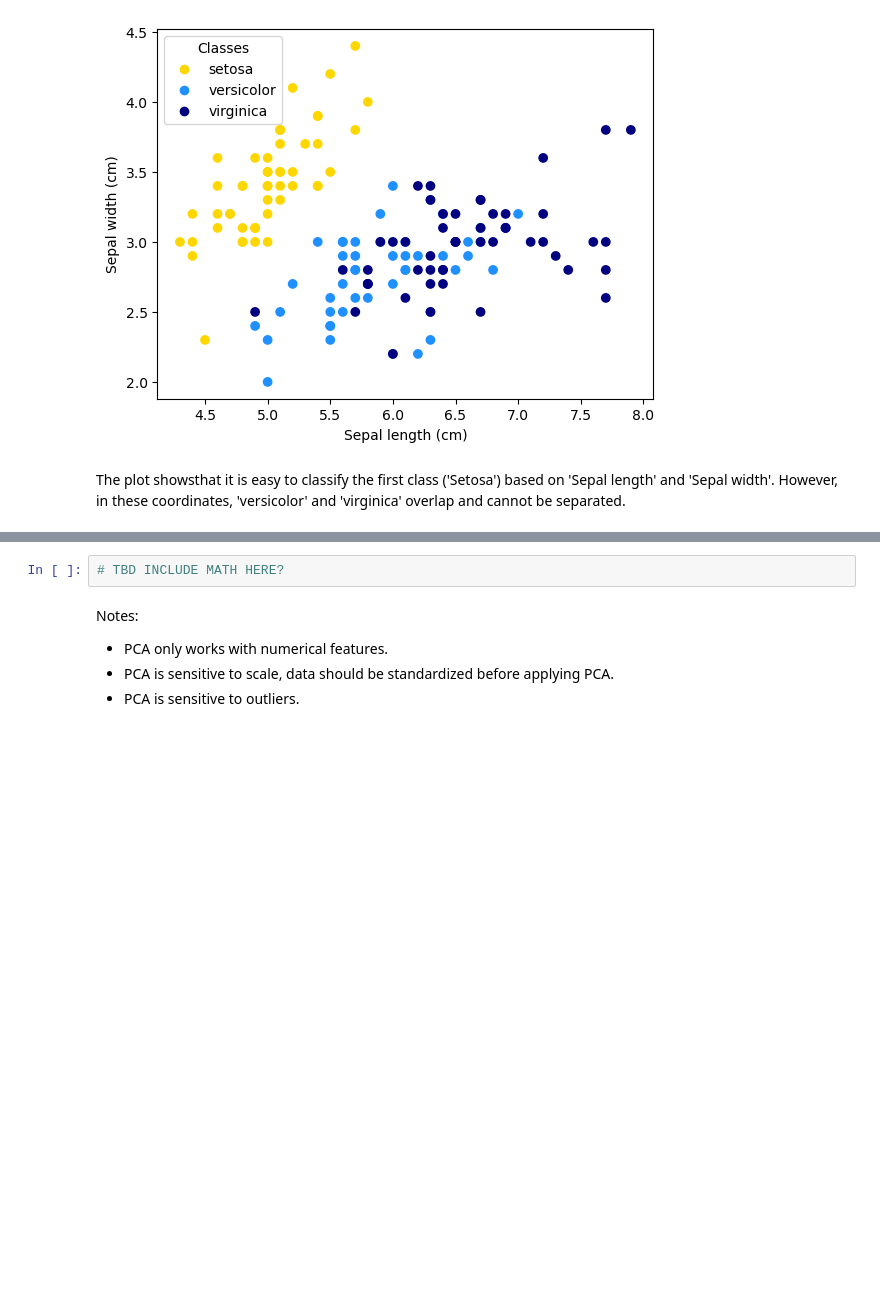
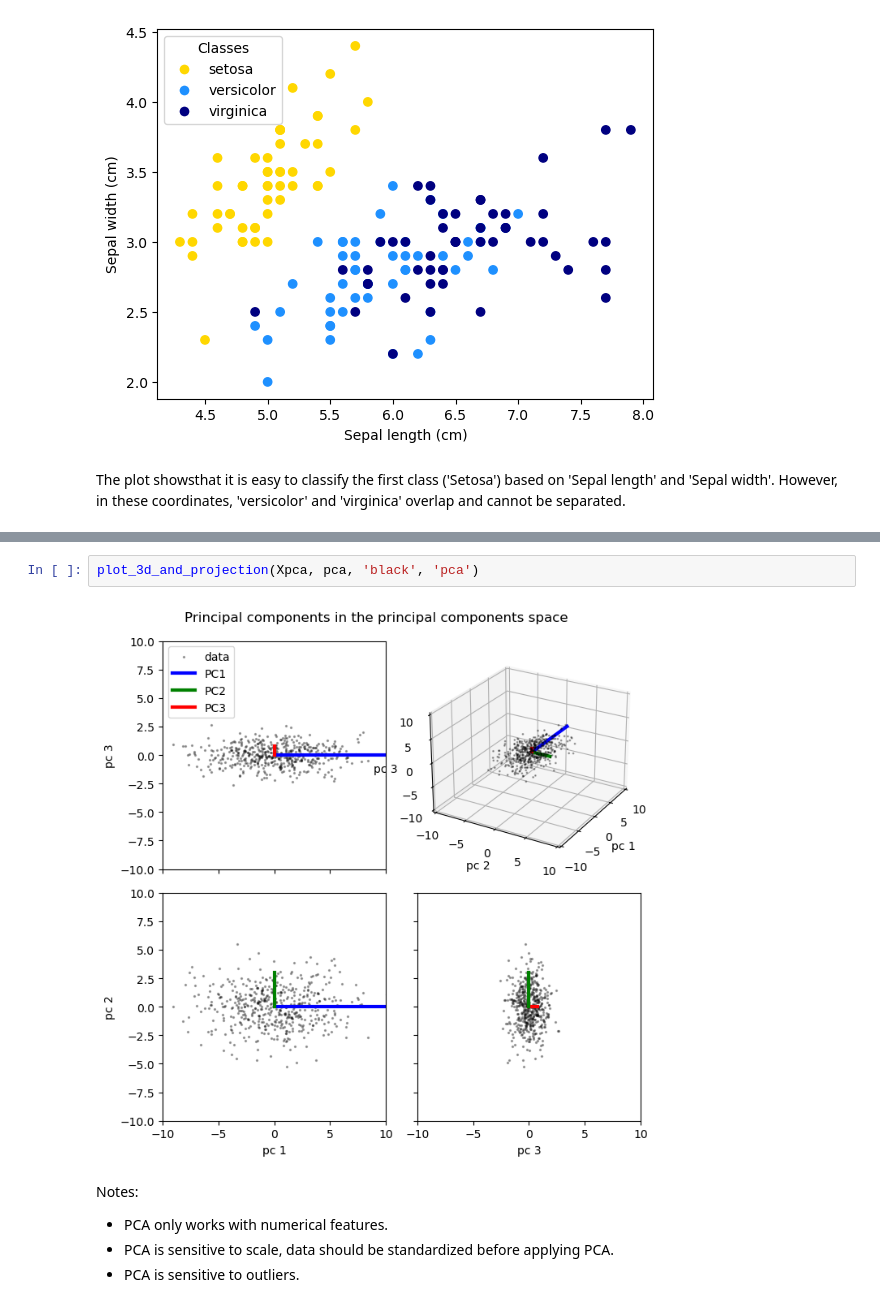
Before and after one commit to bertlem/teaching, a Jupyter notebook: pipeline_1.ipynb, the cells around one changed output, grey strips where cells are left out. Cells and saved outputs as stored; diff of their text form; blank space fills up the shorter version.

```diff
--- a/pipeline_1.ipynb
+++ b/pipeline_1.ipynb
@@ -73,5 +281,7 @@ independent (=orthogonal) features.
 # %%
-# TBD INCLUDE MATH HERE?
+plot_3d_and_projection(Xpca, pca, 'black', 'pca')
+# %% [output]
+[figure, added]
 # %% [markdown]
 Notes:
 - PCA only works with numerical features.
```
Also changed, not shown: parts of 74 cells of this notebook.
